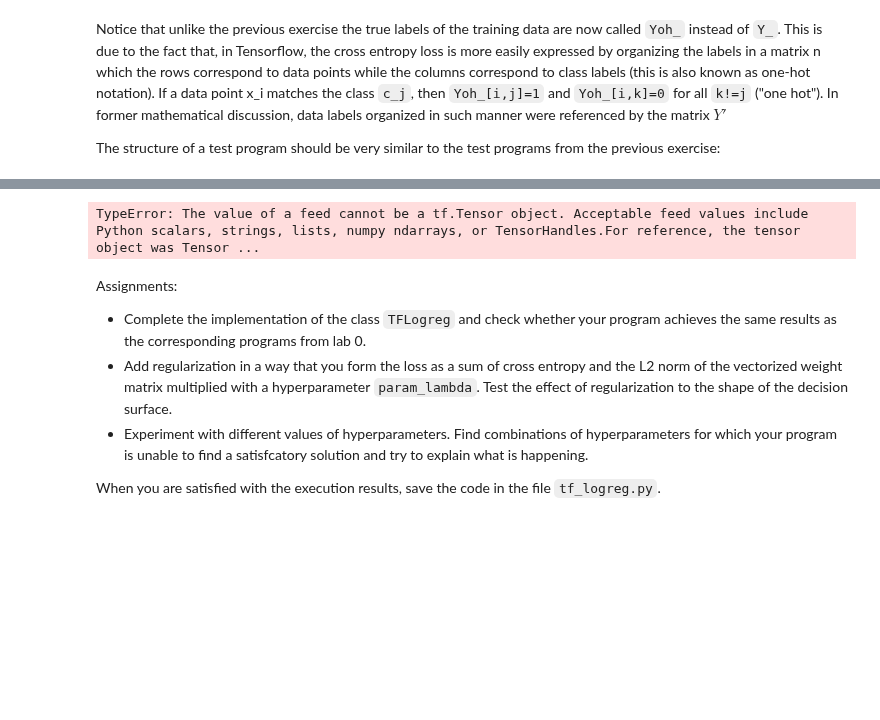
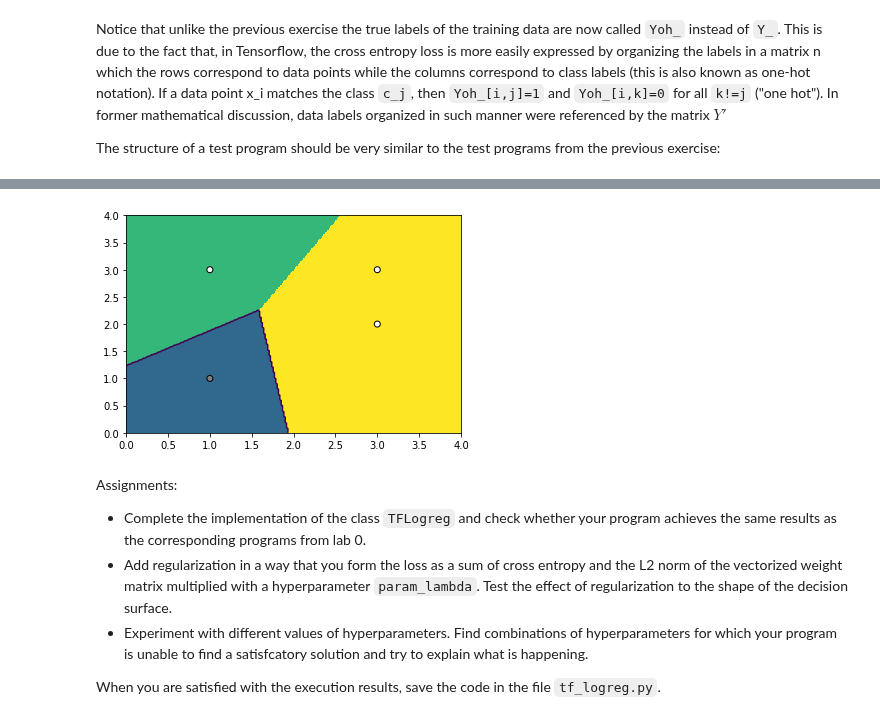
Before and after one commit to lstolcman/deep-learning, a Jupyter notebook: lab1/lab1.ipynb, the cells around one changed output, grey strips where cells are left out. Saved outputs shown, nothing was run; the diff lists cells and outputs as text; code cells hidden in the pictures; blank space fills up the shorter version.

Commit message:
lab1: partial soluton (only 1st assignment)

```diff
--- a/lab1/lab1.ipynb
+++ b/lab1/lab1.ipynb
@@ -349,18 +344,19 @@ class TFLogreg:
            - param_niter: number of iterations
         """
         # parameter intiailization
-        #   use tf.global_variables_initializer
-        tf.global_variables_initializer()
+        #   use tf.global_variables_initializer !! deprecated
+        self.session.run(tf.global_variables_initializer())
 
         data_in = {self.X: X, self.Yoh_: Yoh_}
         # optimization loop
         #   use tf.Session.run
         ## tf.Session = self.session, so self.session.run()
         for i in range(param_niter):
-            loss = self.session.run(self.loss, feed_dict=data_in)
-            train_step = self.session.run(self.train_step, feed_dict=data_in)
-            if i%10==0:
-                print('loss: {} trainstep: {}'.format(loss, train_step))
+            loss_val = self.session.run(self.loss, feed_dict=data_in)
+            self.session.run(self.train_step, feed_dict=data_in)
+            if i%100==0:
+                print('{} loss: {}'.format(i, loss_val))
+        print('{} loss: {}'.format(i, loss_val))
 
 
     def eval(self, X):
@@ -383,22 +379,26 @@ if __name__ == "__main__":
     tf.reset_default_graph()
 
     # instantiate the data X and the labels Yoh_
-    X = np.array([[1,3],[1,1],[3,2],[3,3],[4,3]]);
-    Y_ = np.array([1,0,2,2,1])
+    X = np.array([[1,3],[1,1],[3,2],[3,3]])
+    Y_ = np.array([1,0,2,2])
+    Yoh_ = np.zeros((len(X), len(np.bincount(Y_))))
+    Yoh_[range(len(Y_)), Y_] = 1
+    ## Yoh_s = tf.one_hot(D,C)
+
+    '''
     N_classes = 3
     N_examples = 2 # examples from each class, so 3*10=30 in total
     X, Y_ = data.sample_gauss_2d(N_classes, N_examples)
+    Yoh_ = np.zeros((N_examples*N_classes, N_classes))
+    Yoh_[range(len(Y_)), Y_] = 1
     Yoh_ = tf.one_hot(Y_, N_classes)
-    print(X.shape)
-    print(X)
-    print(Yoh_.shape)
-    print(Yoh_)
+    '''
 
     # build the graph:
     tflr = TFLogreg(X.shape[1], Yoh_.shape[1], 0.5)
 
     # perform the training with given hyper-parameters:
-    tflr.train(X, Yoh_, 100)
+    tflr.train(X, Yoh_, 1000)
 
     # predict probabilities of the data points
     probs = tflr.eval(X)
@@ -406,4 +406,17 @@ if __name__ == "__main__":
     # print performance (per-class precision and recall)
 
     # draw results, decision surface
+    decfun = lambda x: tflr.eval(x).argmax(axis=1)
+    bbox=(np.min(X-1, axis=0), np.max(X+1, axis=0))
+    data.graph_surface(decfun, bbox, offset=0.5)
+    '''
+    ## assign one color to each class
+    import matplotlib
+    c = matplotlib.cm.rainbow(np.linspace(0, 1, len(np.bincount(Y_))))
+    for i, p in enumerate(X):
+        plt.scatter(p[0], p[1], color=c[Y_[i]])
+    '''
+    Y = [np.argmax(p) for p in probs]
+    data.graph_data(X, Y_, Y)
+    plt.show()
 # %% [output]
@@ -419,4 +434,4 @@ Tensor("one_hot:0", shape=(6, 3), dtype=float32)
-TypeError: The value of a feed cannot be a tf.Tensor object. Acceptable feed values include Python scalars, strings, lists, numpy ndarrays, or TensorHandles.For reference, the tensor object was Tensor ...
+[figure, added]
 # %% [markdown]
 Assignments:
 
```
Also changed, not shown: parts of 4 cells of this notebook, 1 other file.
